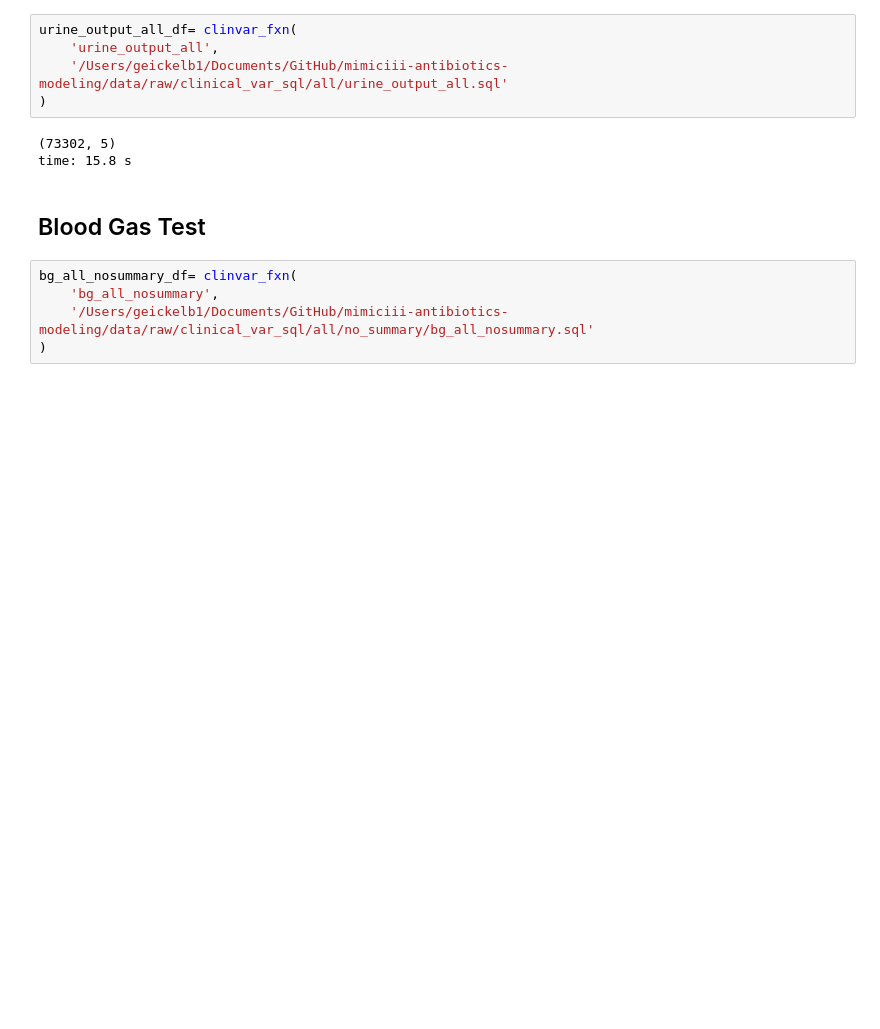
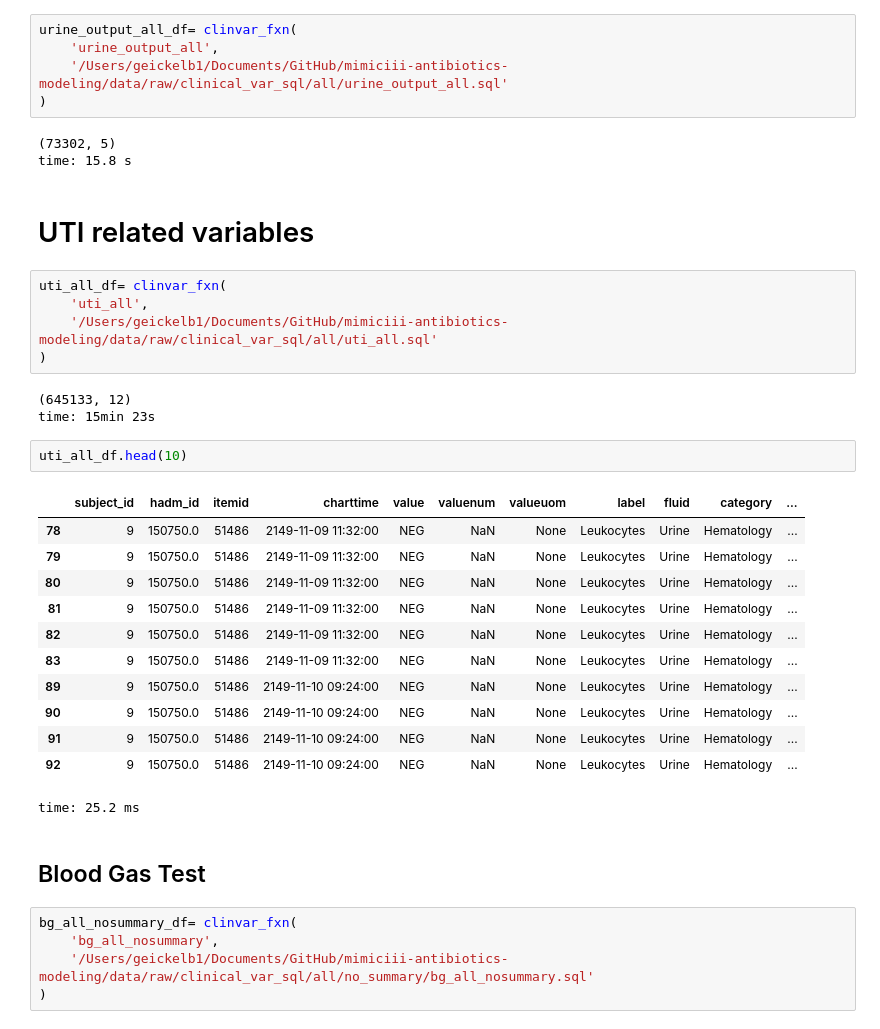
Before and after one commit to kellylinyingxin/mimiciii-antibiotics-modeling, a Jupyter notebook: notebooks/03-clinical_variables_final.ipynb, the cells around one changed output. Drawn from its saved outputs; the diff is of its cells as text; blank space fills up the shorter version.

Commit message:
gathered UTI variables and modified cohort selection algorithm
see notes under 03-clinical_variables_final and 02-rotation_cohort_generation-streamlined

```diff
--- a/notebooks/03-clinical_variables_final.ipynb
+++ b/notebooks/03-clinical_variables_final.ipynb
@@ -245,6 +245,31 @@ urine_output_all_df= clinvar_fxn(
 # %% [output]
 (73302, 5)
 time: 15.8 s
+# %% [markdown]
+# UTI related variables
+# %%
+uti_all_df= clinvar_fxn(
+    'uti_all',
+    '/Users/geickelb1/Documents/GitHub/mimiciii-antibiotics-modeling/data/raw/clinical_var_sql/all/uti_all.sql'
+)
+# %% [output]
+(645133, 12)
+time: 15min 23s
+# %%
+uti_all_df.head(10)
+# %% [output]
+|  | subject_id | hadm_id | itemid | charttime | value | valuenum | valueuom | label | fluid | category | ... |
+| 78 | 9 | 150750.0 | 51486 | 2149-11-09 11:32:00 | NEG | NaN | None | Leukocytes | Urine | Hematology | ... |
+| 79 | 9 | 150750.0 | 51486 | 2149-11-09 11:32:00 | NEG | NaN | None | Leukocytes | Urine | Hematology | ... |
+| 80 | 9 | 150750.0 | 51486 | 2149-11-09 11:32:00 | NEG | NaN | None | Leukocytes | Urine | Hematology | ... |
+| 81 | 9 | 150750.0 | 51486 | 2149-11-09 11:32:00 | NEG | NaN | None | Leukocytes | Urine | Hematology | ... |
+| 82 | 9 | 150750.0 | 51486 | 2149-11-09 11:32:00 | NEG | NaN | None | Leukocytes | Urine | Hematology | ... |
+| 83 | 9 | 150750.0 | 51486 | 2149-11-09 11:32:00 | NEG | NaN | None | Leukocytes | Urine | Hematology | ... |
+| 89 | 9 | 150750.0 | 51486 | 2149-11-10 09:24:00 | NEG | NaN | None | Leukocytes | Urine | Hematology | ... |
+| 90 | 9 | 150750.0 | 51486 | 2149-11-10 09:24:00 | NEG | NaN | None | Leukocytes | Urine | Hematology | ... |
+| 91 | 9 | 150750.0 | 51486 | 2149-11-10 09:24:00 | NEG | NaN | None | Leukocytes | Urine | Hematology | ... |
+| 92 | 9 | 150750.0 | 51486 | 2149-11-10 09:24:00 | NEG | NaN | None | Leukocytes | Urine | Hematology | ... |
+time: 25.2 ms
 # %% [markdown]
 ## Blood Gas Test
 # %%
```
Also changed, not shown: parts of 48 cells of this notebook, 2 other files.
